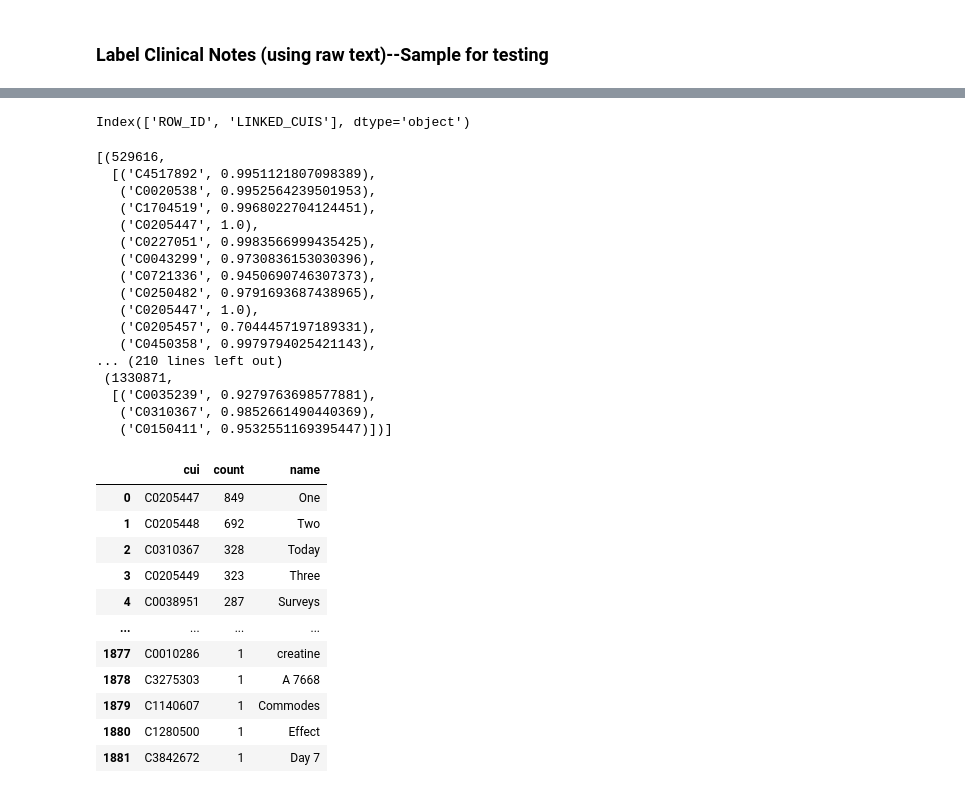
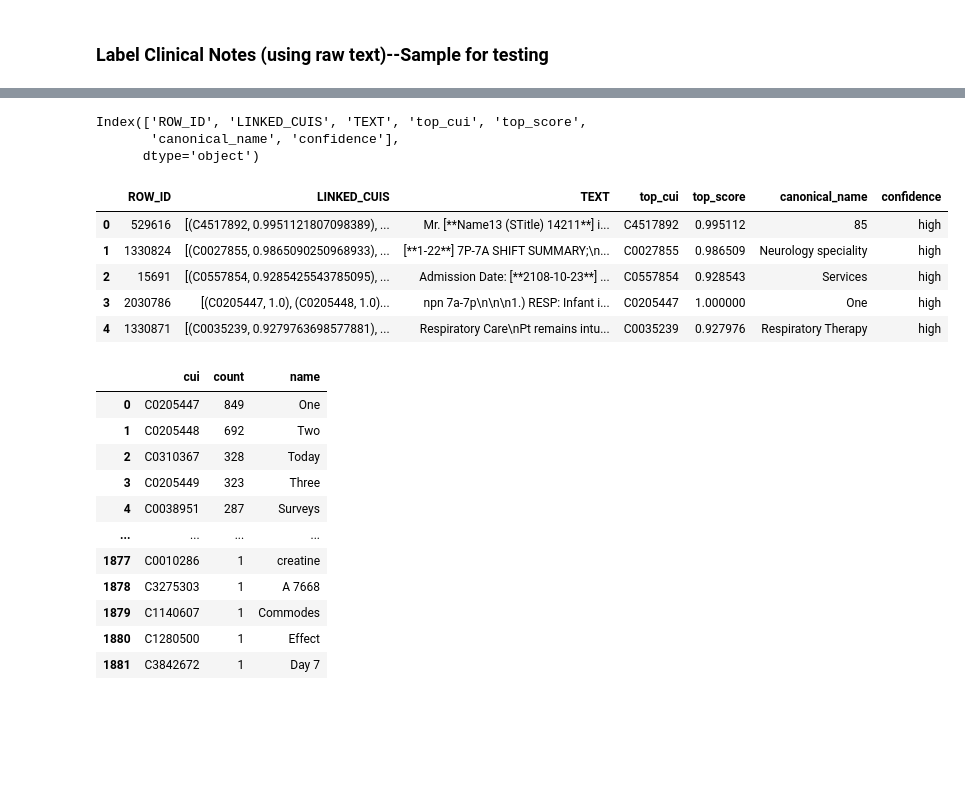
Before and after one commit to April-Taylor/NLP-Qualifications-Project, a Jupyter notebook: Revised_Paired_MIMIC_NLP_ATaylor_Project.ipynb, the cells around one changed output, grey strips where cells are left out. Drawn from its saved outputs; the diff is of its cells as text; code cells hidden in the pictures; blank space fills up the shorter version.

```diff
--- a/Revised_Paired_MIMIC_NLP_ATaylor_Project.ipynb
+++ b/Revised_Paired_MIMIC_NLP_ATaylor_Project.ipynb
@@ -1671,15 +1686,15 @@ class UMLSLinker:
 # %%
-# Delete chunk to re-run fresh sample
-#delete_linked_chunk(0, 1000, output_dir="linked_sample_chunks")
-
 # Create the linker object
 umls_linker = UMLSLinker(nlp)
 
-# Link 1000 sample notes using ROW_IDs
+# Sample 1000 notes with TEXT
 sample_subset = noteevents.dropna(subset=["TEXT"]).sample(n=1000, random_state=42)
+
+# Extract texts + IDs
 sample_texts = sample_subset["TEXT"].tolist()
 sample_ids = sample_subset["ROW_ID"].tolist()
 
+# Run UMLS linking
 linked_sample_results = umls_linker.link_and_save_chunks(
     texts=sample_texts,
     ids=sample_ids,
@@ -1689,10 +1704,20 @@ linked_sample_results = umls_linker.link_and_save_chunks(
     verbose=True
 )
 
-# Store to DataFrame
+# Create DataFrame and reattach TEXT
 sample_df = pd.DataFrame(linked_sample_results, columns=["ROW_ID", "LINKED_CUIS"])
+sample_df = sample_df.merge(sample_subset[["ROW_ID", "TEXT"]], on="ROW_ID", how="left")
 
+# Extract top CUI, score, name, and confidence level
+def enrich_linked_cuis(row):
+    if row["LINKED_CUIS"]:
+        top_cui, top_score = row["LINKED_CUIS"][0]
+        canonical_name = umls_linker.linker.kb.cui_to_entity.get(top_cui).canonical_name
+        confidence = "high" if top_score >= 0.85 else "low"
+        return pd.Series([top_cui, top_score, canonical_name, confidence])
+    else:
+        return pd.Series([None, None, None, None])
 
-sample_df.head()
+sample_df[["top_cui", "top_score", "canonical_name", "confidence"]] = sample_df.apply(enrich_linked_cuis, axis=1)
 # %% [output]
 Processing chunk 0-1000...
@@ -1715,26 +1734,16 @@ Processed 900 notes in 54.40s
-# %%
-print(sample_df.columns)
-linked_sample_results[:5]
-# Should return: [("some note text", [(C0018787, 0.98), (C0038454, 0.87), ...])]
-# %% [output]
-Index(['ROW_ID', 'LINKED_CUIS'], dtype='object')
-[(529616,
-  [('C4517892', 0.9951121807098389),
-   ('C0020538', 0.9952564239501953),
-   ('C1704519', 0.9968022704124451),
-   ('C0205447', 1.0),
-   ('C0227051', 0.9983566999435425),
-   ('C0043299', 0.9730836153030396),
-   ('C0721336', 0.9450690746307373),
-   ('C0250482', 0.9791693687438965),
-   ('C0205447', 1.0),
-   ('C0205457', 0.7044457197189331),
-   ('C0450358', 0.9979794025421143),
-... (210 lines left out)
- (1330871,
-  [('C0035239', 0.9279763698577881),
-   ('C0310367', 0.9852661490440369),
-   ('C0150411', 0.9532551169395447)])]
+# %%
+print(sample_df.columns)
+display(sample_df.head())
+# %% [output]
+Index(['ROW_ID', 'LINKED_CUIS', 'TEXT', 'top_cui', 'top_score',
+       'canonical_name', 'confidence'],
+      dtype='object')
+|  | ROW_ID | LINKED_CUIS | TEXT | top_cui | top_score | canonical_name | confidence |
+| 0 | 529616 | [(C4517892, 0.9951121807098389), ... | Mr. [**Name13 (STitle) 14211**] i... | C4517892 | 0.995112 | 85 | high |
+| 1 | 1330824 | [(C0027855, 0.9865090250968933), ... | [**1-22**] 7P-7A SHIFT SUMMARY;\n... | C0027855 | 0.986509 | Neurology speciality | high |
+| 2 | 15691 | [(C0557854, 0.9285425543785095), ... | Admission Date: [**2108-10-23**] ... | C0557854 | 0.928543 | Services | high |
+| 3 | 2030786 | [(C0205447, 1.0), (C0205448, 1.0)... | npn 7a-7p\n\n\n1.) RESP: Infant i... | C0205447 | 1.000000 | One | high |
+| 4 | 1330871 | [(C0035239, 0.9279763698577881), ... | Respiratory Care\nPt remains intu... | C0035239 | 0.927976 | Respiratory Therapy | high |
 # %%
 def summarize_cui_counts(df, linker, column="LINKED_CUIS", min_score=0.85):
     # Extract CUIs with score >= threshold
```
Also changed, not shown: parts of 38 cells of this notebook, 3 other files.
